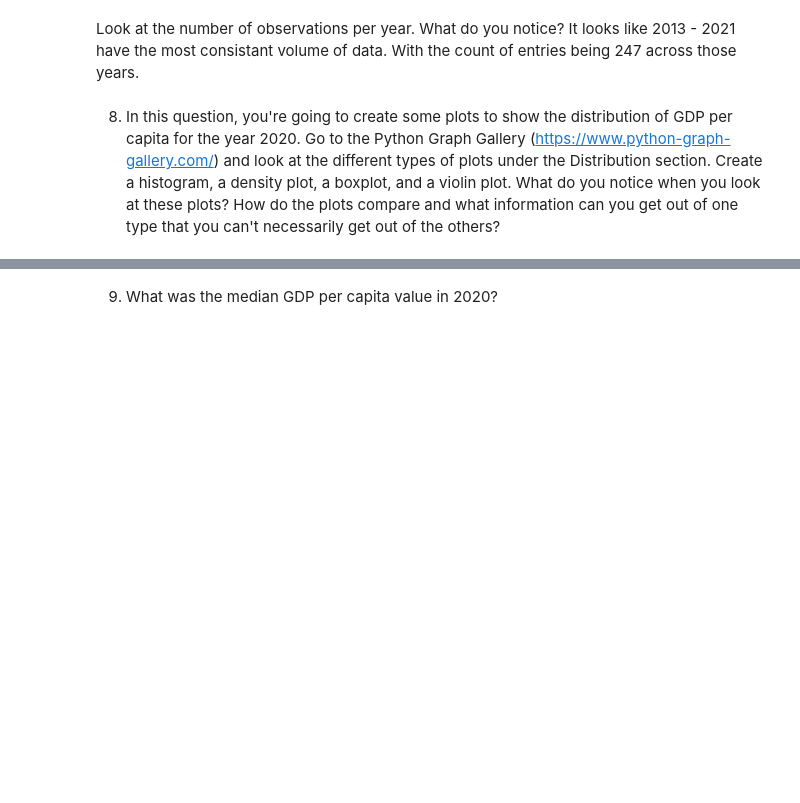
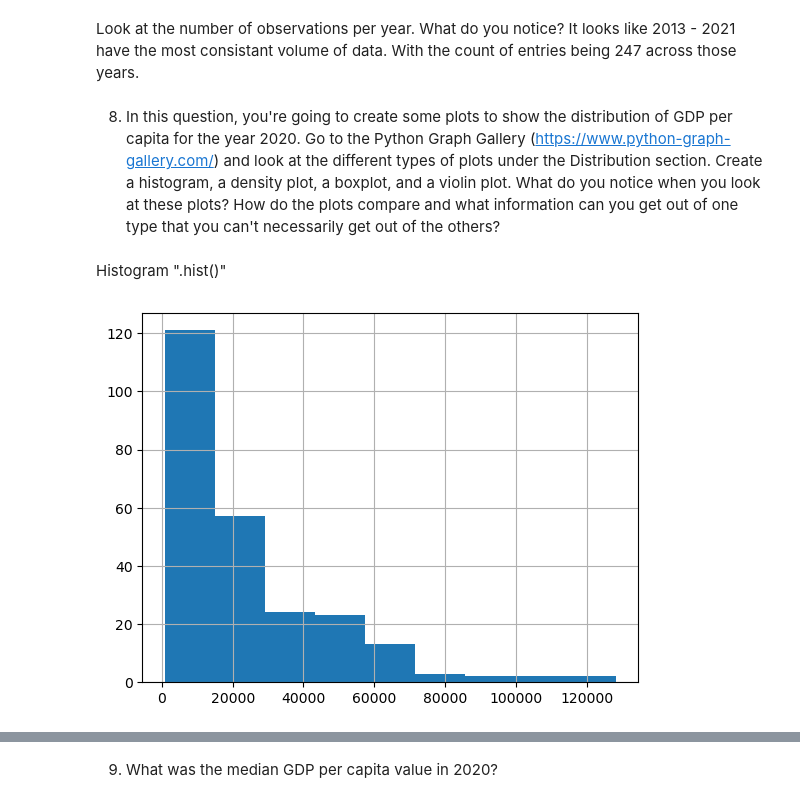
Before and after one commit to NSS-Data-Analytics-Cohort-14/gdp-and-internet-usage-Hannah00Donnelly, a Jupyter notebook: notebooks/gdp_internet_hdonnelly.ipynb, the cells around one changed output, grey strips where cells are left out. Drawn from its saved outputs; the diff is of its cells as text; code cells hidden in the pictures; blank space fills up the shorter version.

```diff
--- a/notebooks/gdp_internet_hdonnelly.ipynb
+++ b/notebooks/gdp_internet_hdonnelly.ipynb
@@ -183,3 +183,11 @@ Look at the number of observations per year. What do you notice?
 It looks like 2013 - 2021 have the most consistant volume of data. With the count of entries being 247 across those years.
 # %% [markdown]
 8. In this question, you're going to create some plots to show the distribution of GDP per capita for the year 2020. Go to the Python Graph Gallery (https://www.python-graph-gallery.com/) and look at the different types of plots under the Distribution section. Create a histogram, a density plot, a boxplot, and a violin plot. What do you notice when you look at these plots? How do the plots compare and what information can you get out of one type that you can't necessarily get out of the others?
+# %% [markdown]
+Histogram ".hist()"
+# %%
+gdp_df[gdp_df['Year']==2020]['GDP_Per_Capita'].hist(bins=9)
+
+plt.show()
+# %% [output]
+[figure, added]
```
Also changed, not shown: parts of 4 cells of this notebook.
